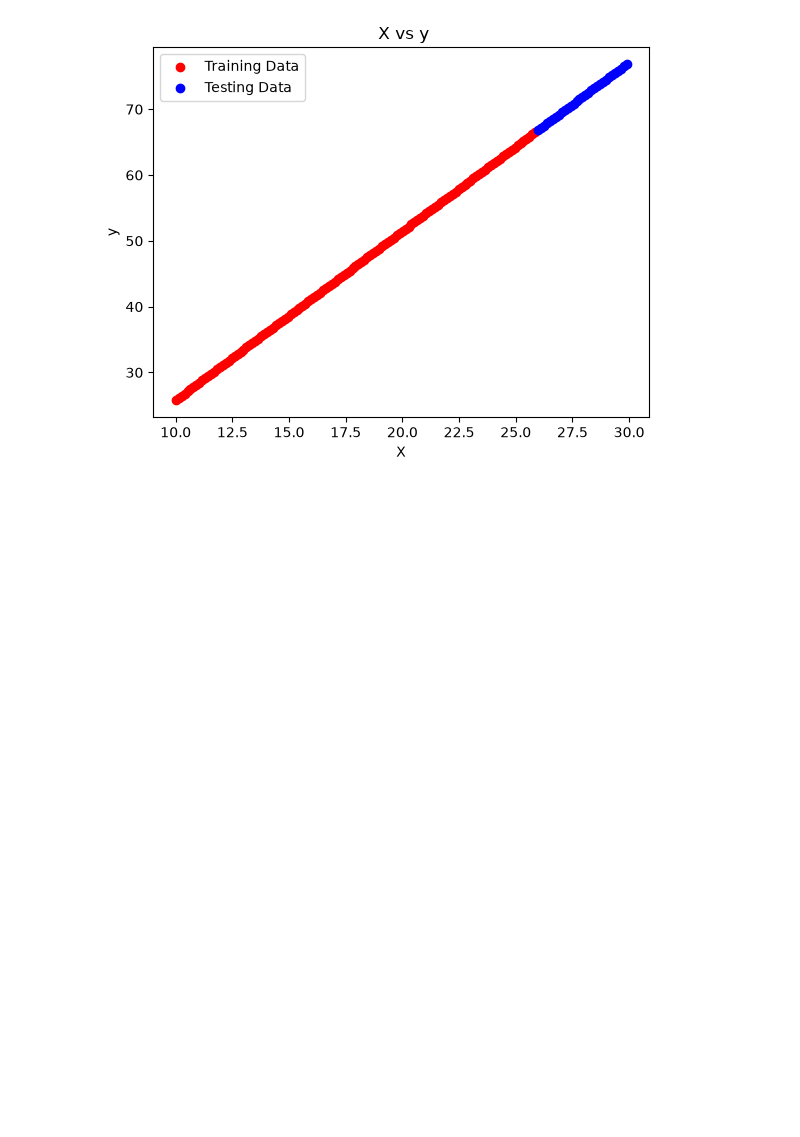
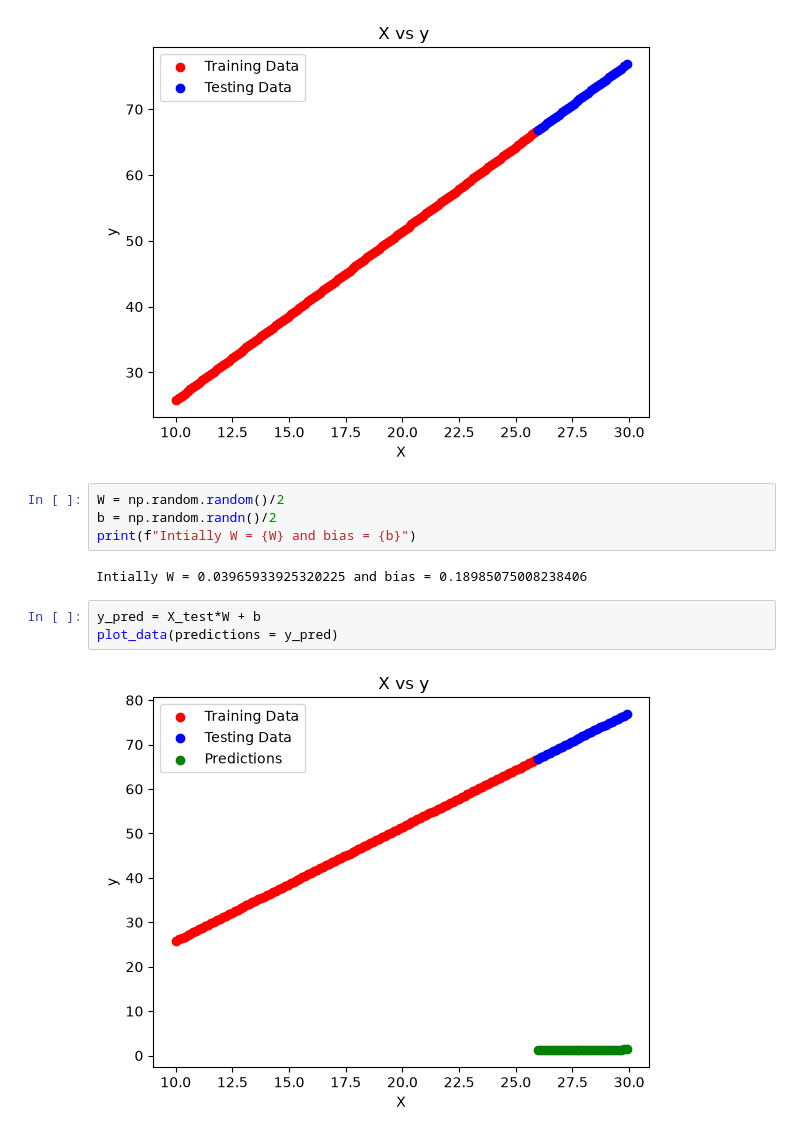
Before and after one commit to Ayush080-bct/Artificial_Intelligence_Lab, a Jupyter notebook: Day4/LinearRegressiongradientDescent.ipynb, the cells around one changed output. Cells and saved outputs as stored; diff of their text form; blank space fills up the shorter version.

Commit message:
feat: initialize random weights and bias, plot initial predictions

```diff
--- a/Day4/LinearRegressiongradientDescent.ipynb
+++ b/Day4/LinearRegressiongradientDescent.ipynb
@@ -35,3 +35,14 @@ def plot_data(
 plot_data()
 # %% [output]
 [figure]
+# %%
+W = np.random.random()/2
+b = np.random.randn()/2
+print(f"Intially W = {W} and bias = {b}")
+# %% [output]
+Intially W = 0.03965933925320225 and bias = 0.18985075008238406
+# %%
+y_pred = X_test*W + b
+plot_data(predictions = y_pred)
+# %% [output]
+[figure, added]
```
